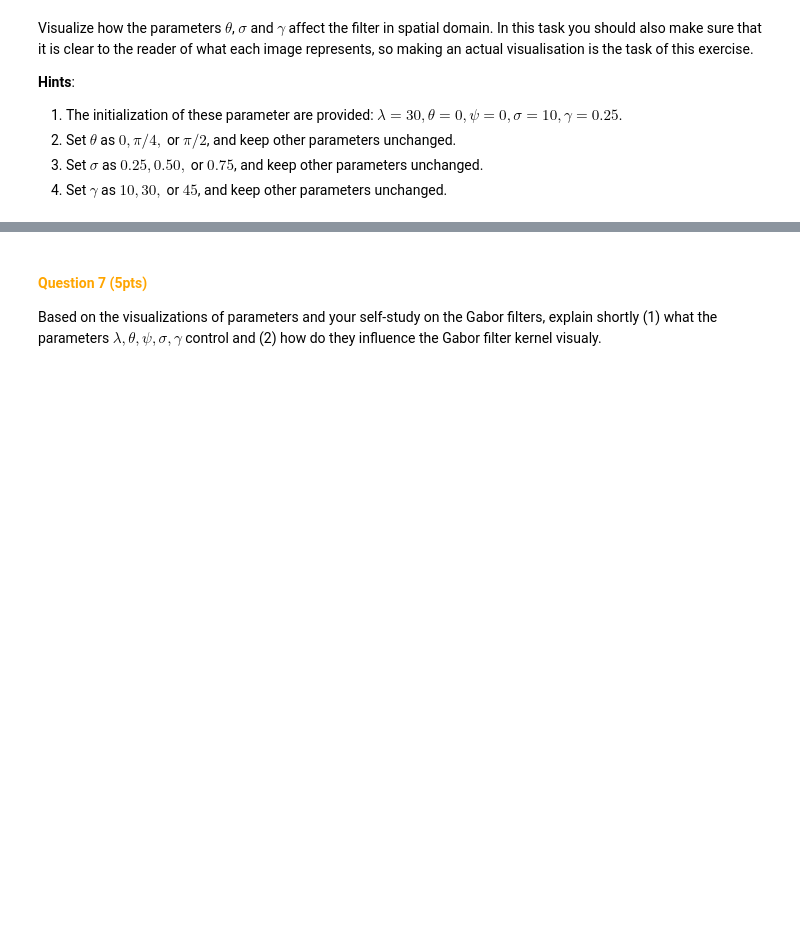
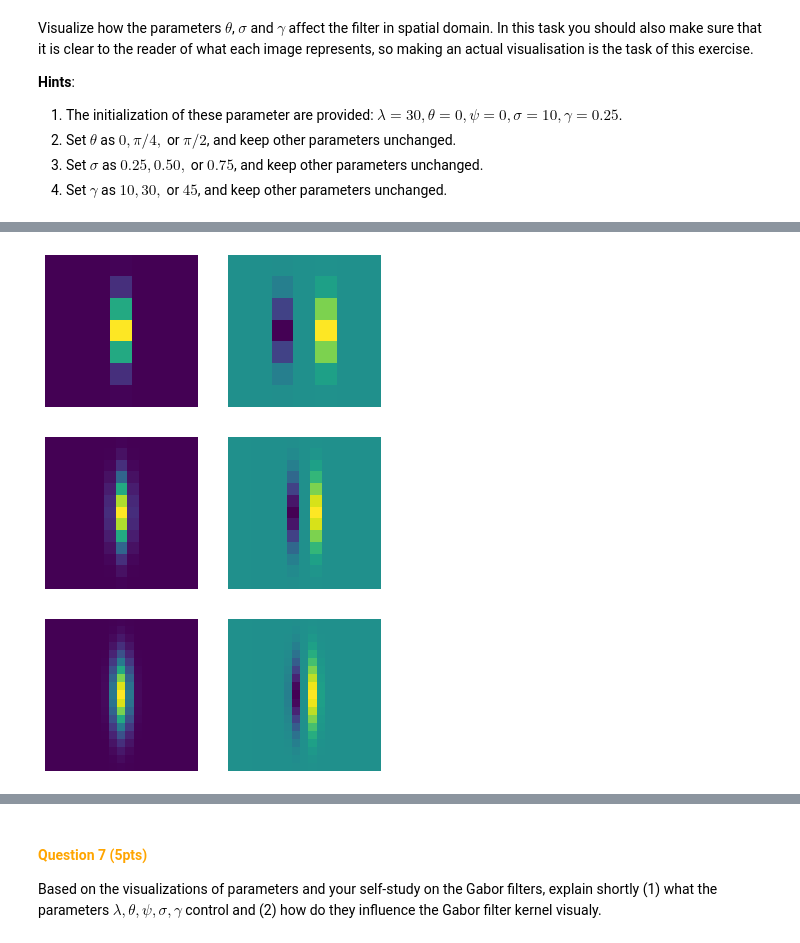
Before and after one commit to krijnD/CV_labs, a Jupyter notebook: Lab2/CV1_Lab2.ipynb, the cells around one changed output, grey strips where cells are left out. Saved outputs shown, nothing was run; the diff lists cells and outputs as text; code cells hidden in the pictures; blank space fills up the shorter version.

```diff
--- a/Lab2/CV1_Lab2.ipynb
+++ b/Lab2/CV1_Lab2.ipynb
@@ -513,0 +572,14 @@ Visualize how the parameters $\theta$, $\sigma$ and $\gamma$ affect the filter i
+# %%
+# YOUR CODE HERE FOR SIGMA
+sigma = [0.25,0.50,0.75]
+theta = 0
+lamda = 30
+psi = 0
+gamma = 0.25
+
+for y in sigma:
+    myGabor = createGabor(y, theta, lamda, psi, gamma)
+# %% [output]
+[figure, added]
+[figure, added]
+[figure, added]
```
Also changed, not shown: parts of 18 cells of this notebook.
